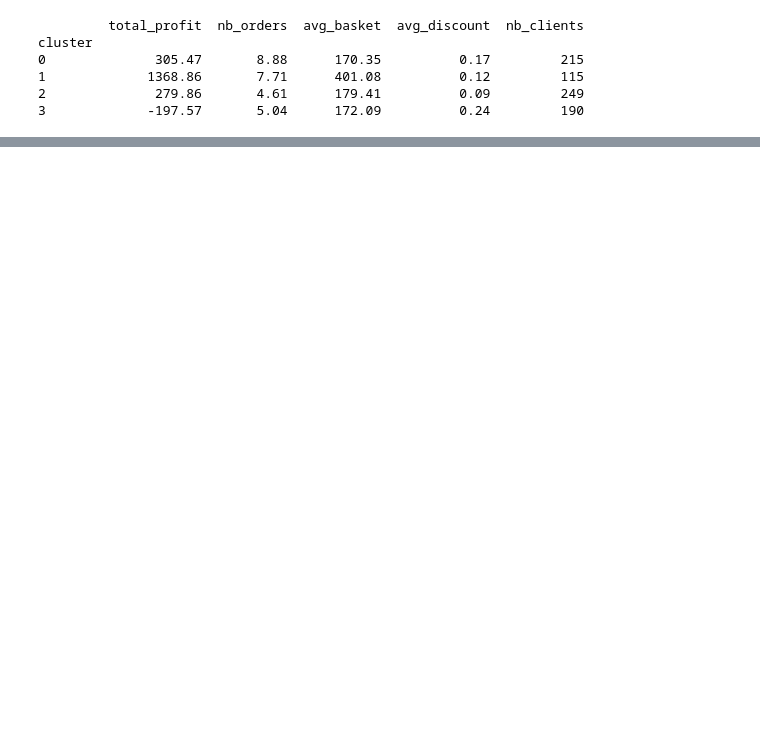
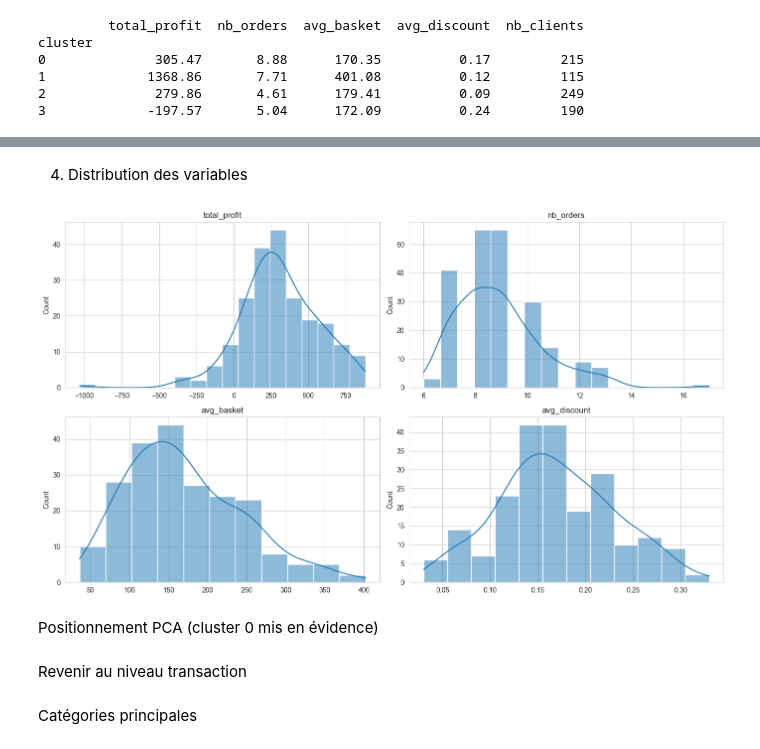
Before and after one commit to msshaqura/project_superstore, a Jupyter notebook: notebooks/sample_superstore.ipynb, the cells around one changed output, grey strips where cells are left out. Drawn from its saved outputs; the diff is of its cells as text; code cells hidden in the pictures; blank space fills up the shorter version.

```diff
--- a/notebooks/sample_superstore.ipynb
+++ b/notebooks/sample_superstore.ipynb
@@ -1265,0 +1278,2 @@ df3 = client_clean[client_clean["cluster"] == 3].copy()
+# %%
+df0 = client_clean[client_clean["cluster"] == 0].copy()
@@ -1265,0 +1395,20 @@ df3 = client_clean[client_clean["cluster"] == 3].copy()
+# %% [markdown]
+4. Distribution des variables
+# %%
+sns.set_style("whitegrid")
+
+fig, axes = plt.subplots(2, 2, figsize=(14, 8))
+
+variables = ["total_profit", "nb_orders", "avg_basket", "avg_discount"]
+
+for ax, var in zip(axes.flatten(), variables):
+    sns.histplot(df0[var], kde=True, ax=ax)
+    ax.set_title(f"{var}")
+    ax.set_xlabel("")
+
+plt.tight_layout()
+plt.show()
+# %% [output]
+[figure, added]
+# %% [markdown]
+Positionnement PCA (cluster 0 mis en évidence)
@@ -1265,0 +1435,2 @@ df3 = client_clean[client_clean["cluster"] == 3].copy()
+# %% [markdown]
+Revenir au niveau transaction
@@ -1265,0 +1443,2 @@ df3 = client_clean[client_clean["cluster"] == 3].copy()
+# %% [markdown]
+Catégories principales
```
Also changed, not shown: parts of 33 cells of this notebook.
